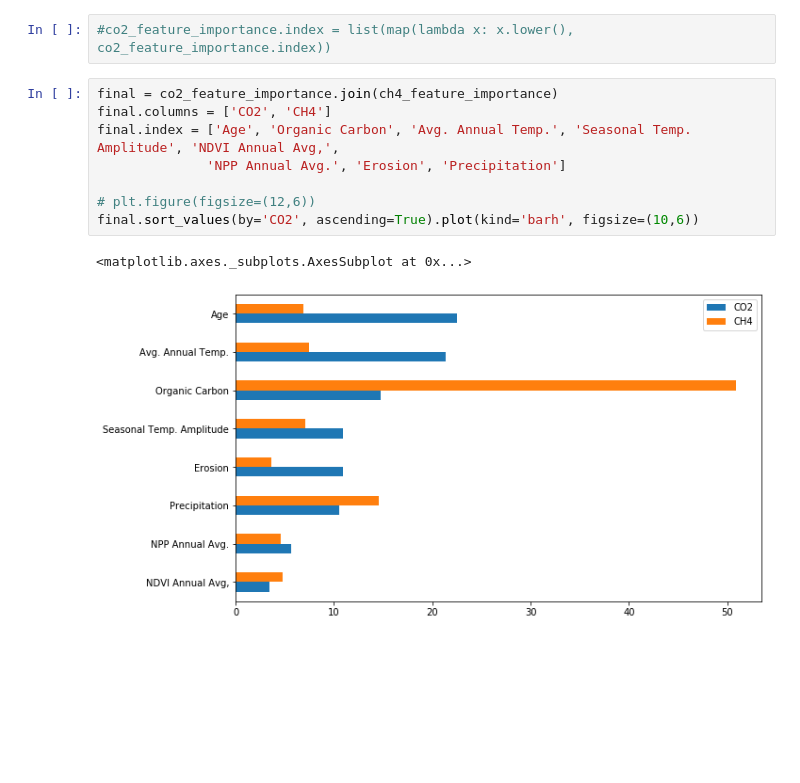
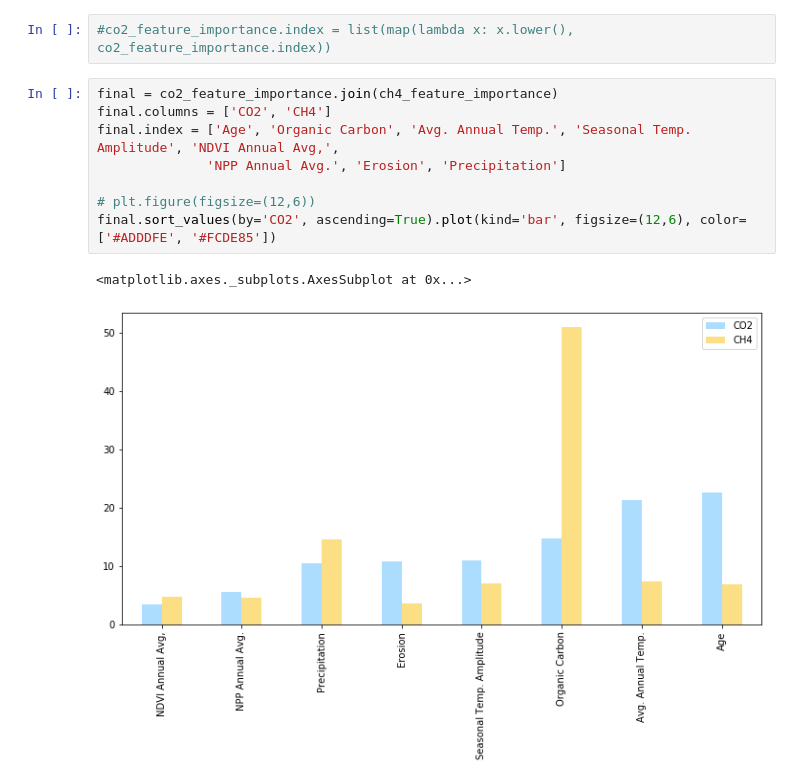
Before and after one commit to kkrlee/hydropower, a Jupyter notebook: yaniv/co2_emissions_randomForest.ipynb, the cells around one changed output. Drawn from its saved outputs; the diff is of its cells as text; blank space fills up the shorter version.

Commit message:
made some charts

```diff
--- a/yaniv/co2_emissions_randomForest.ipynb
+++ b/yaniv/co2_emissions_randomForest.ipynb
@@ -353,11 +353,11 @@ co2_feature_importance = pd.DataFrame(index=X_train.columns,
 # %%
 final = co2_feature_importance.join(ch4_feature_importance)
 final.columns = ['CO2', 'CH4']
 final.index = ['Age', 'Organic Carbon', 'Avg. Annual Temp.', 'Seasonal Temp. Amplitude', 'NDVI Annual Avg,',
               'NPP Annual Avg.', 'Erosion', 'Precipitation']
 
 # plt.figure(figsize=(12,6))
-final.sort_values(by='CO2', ascending=True).plot(kind='barh', figsize=(10,6))
+final.sort_values(by='CO2', ascending=True).plot(kind='bar', figsize=(12,6), color=['#ADDDFE', '#FCDE85'])
 # %% [output]
 <matplotlib.axes._subplots.AxesSubplot at 0x...>
-[figure, old version]
+[figure, new version]
```
Also changed, not shown: 1 other file.
